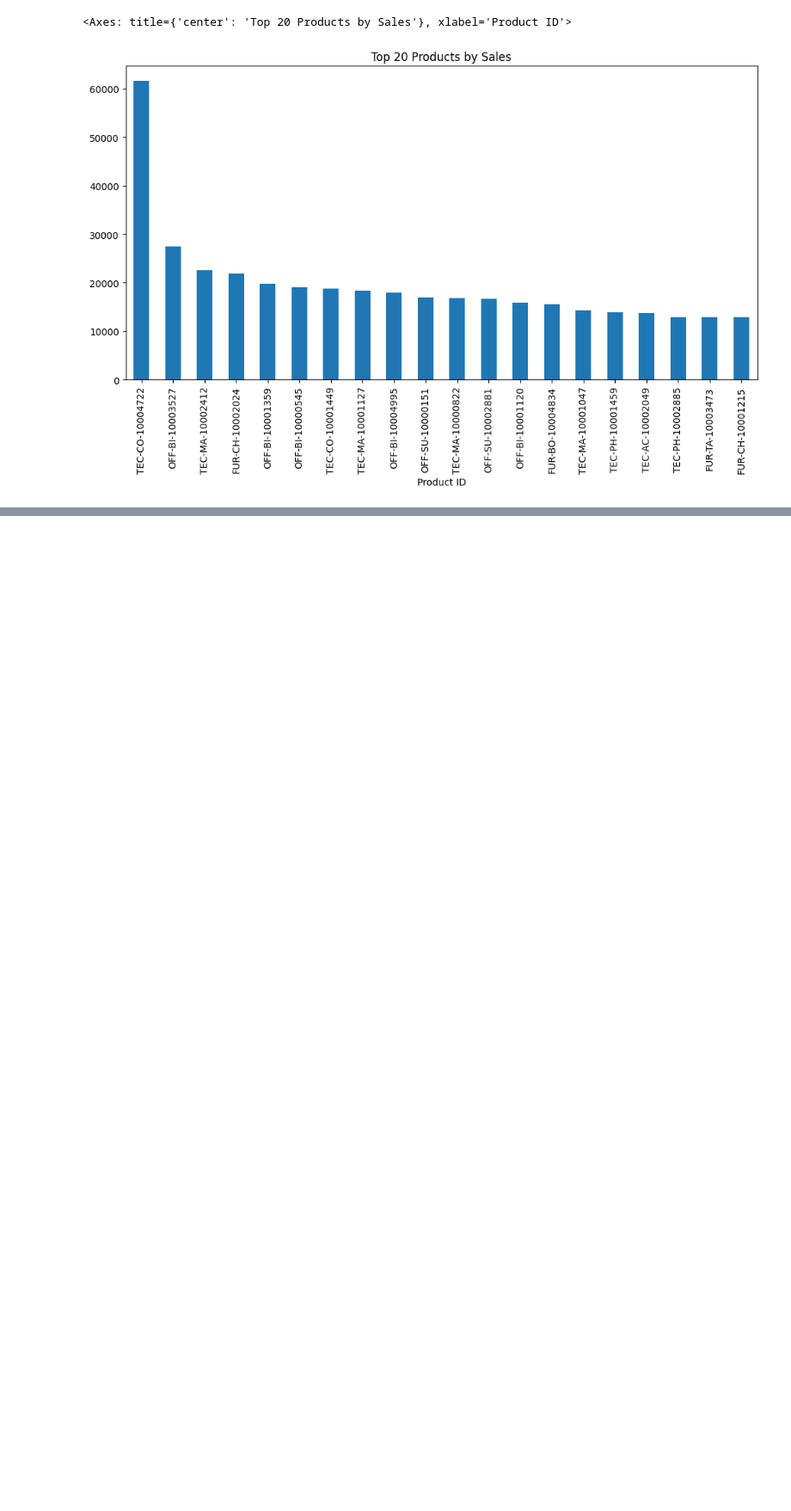
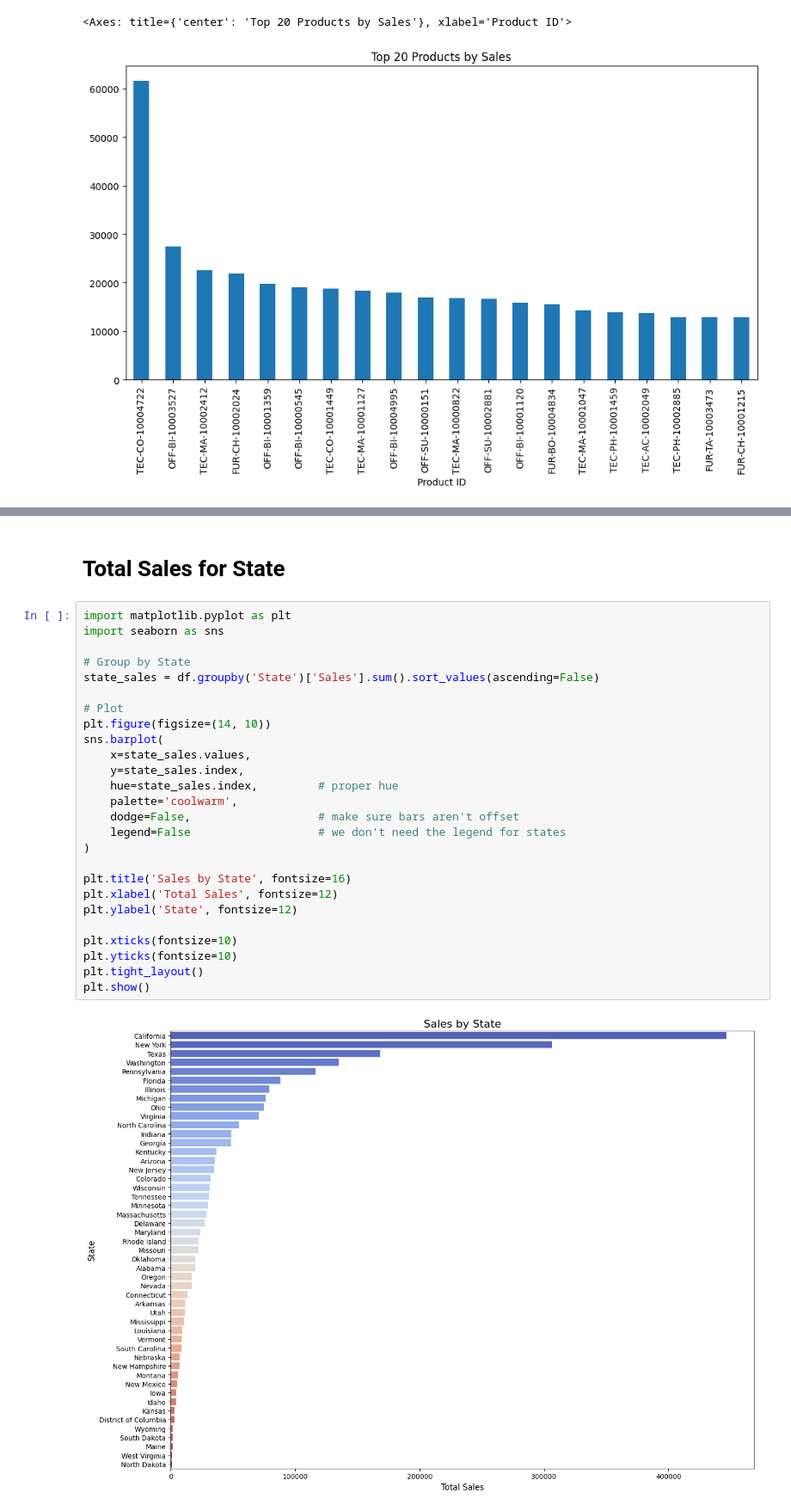
Before and after one commit to sulemantech/sales-forecasting-ml, a Jupyter notebook: sales-forecating.ipynb, the cells around one changed output, grey strips where cells are left out. Shown at 86% size. Drawn from its saved outputs; the diff is of its cells as text; blank space fills up the shorter version.

```diff
--- a/sales-forecating.ipynb
+++ b/sales-forecating.ipynb
@@ -102,0 +171,30 @@ top_products.plot(kind='bar', figsize=(12,6), title='Top 20 Products by Sales')
+# %% [markdown]
+# Total Sales for State
+# %%
+import matplotlib.pyplot as plt
+import seaborn as sns
+
+# Group by State
+state_sales = df.groupby('State')['Sales'].sum().sort_values(ascending=False)
+
+# Plot
+plt.figure(figsize=(14, 10))
+sns.barplot(
+    x=state_sales.values,
+    y=state_sales.index,
+    hue=state_sales.index,         # proper hue
+    palette='coolwarm',
+    dodge=False,                   # make sure bars aren't offset
+    legend=False                   # we don't need the legend for states
+)
+
+plt.title('Sales by State', fontsize=16)
+plt.xlabel('Total Sales', fontsize=12)
+plt.ylabel('State', fontsize=12)
+
+plt.xticks(fontsize=10)
+plt.yticks(fontsize=10)
+plt.tight_layout()
+plt.show()
+# %% [output]
+[figure, added]
```
Also changed, not shown: parts of 15 cells of this notebook.
